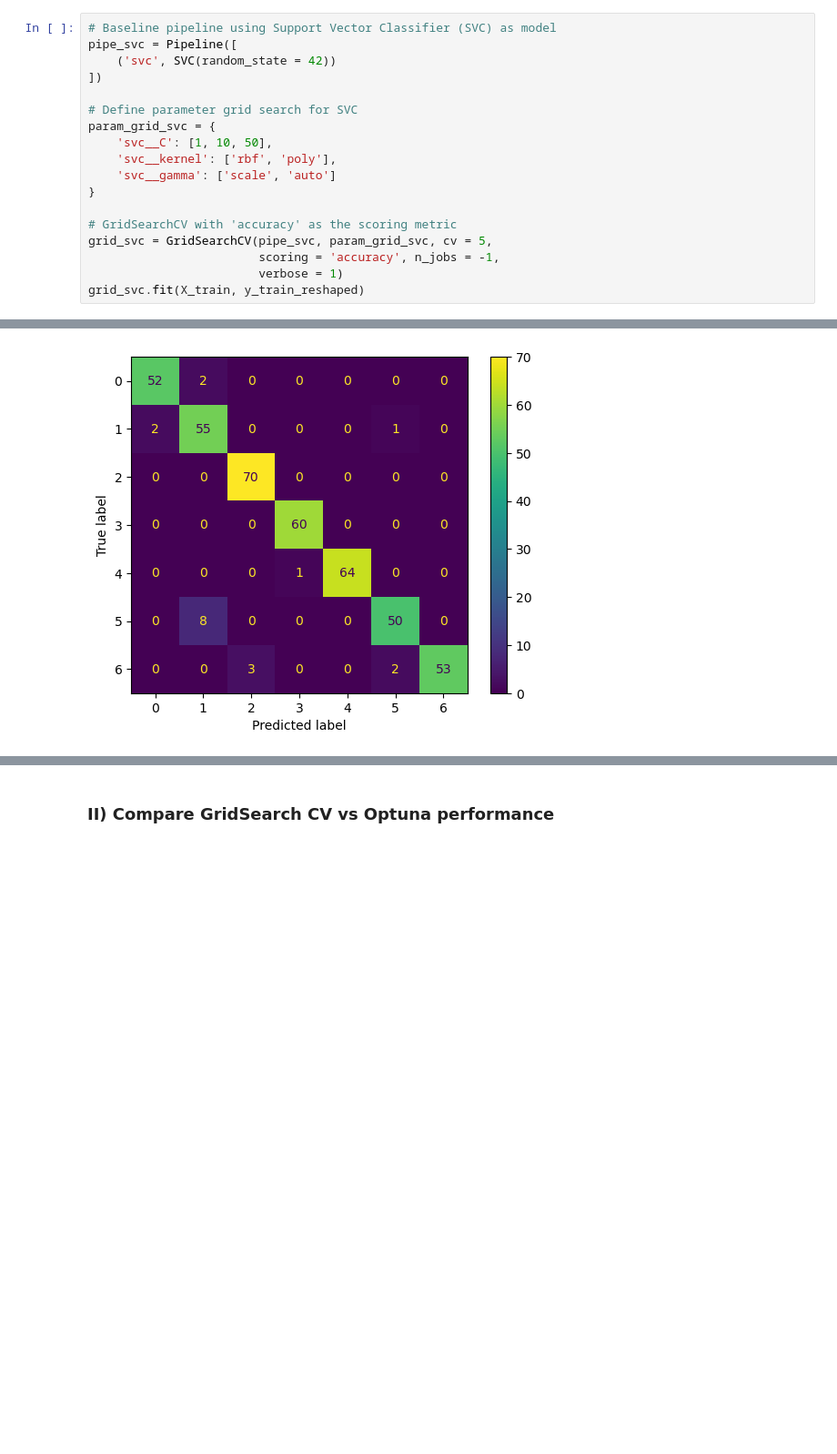
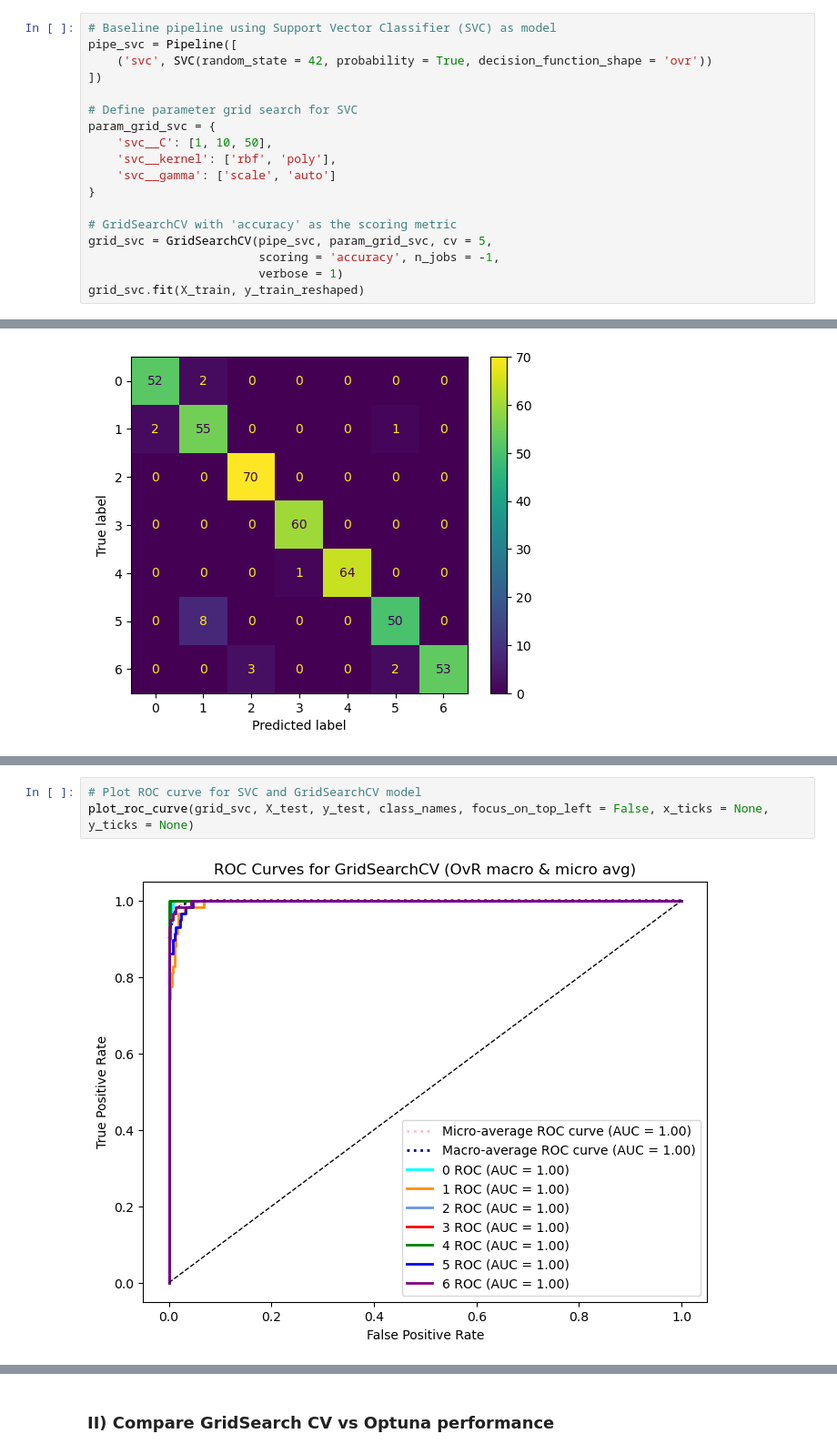
Before and after one commit to Ghazaleh-Ahmadzadeh/DSI_Obesity-Prediction, a Jupyter notebook: experiments/SVC_baseline_model_expt_MC.ipynb, the cells around one changed output, grey strips where cells are left out. Shown at 91% size. Cells and saved outputs as stored; diff of their text form; blank space fills up the shorter version.

Commit message:
Modify SVC model to include probability calculation and decision function shape to one-vs-rest. Add function to plot ROC curve for different models.

```diff
--- a/experiments/SVC_baseline_model_expt_MC.ipynb
+++ b/experiments/SVC_baseline_model_expt_MC.ipynb
@@ -36,7 +38,7 @@ print(y_test_reshaped.shape)
 # %%
 # Baseline pipeline using Support Vector Classifier (SVC) as model
 pipe_svc = Pipeline([
-    ('svc', SVC(random_state = 42))
+    ('svc', SVC(random_state = 42, probability = True, decision_function_shape = 'ovr'))
 ])
 
 # Define parameter grid search for SVC
@@ -101,0 +196,5 @@ ConfusionMatrixDisplay(confusion_matrix = cm_svc).plot();
+# %%
+# Plot ROC curve for SVC and GridSearchCV model
+plot_roc_curve(grid_svc, X_test, y_test, class_names, focus_on_top_left = False, x_ticks = None, y_ticks = None)
+# %% [output]
+[figure, added]
```
Also changed, not shown: parts of 4 cells of this notebook.
